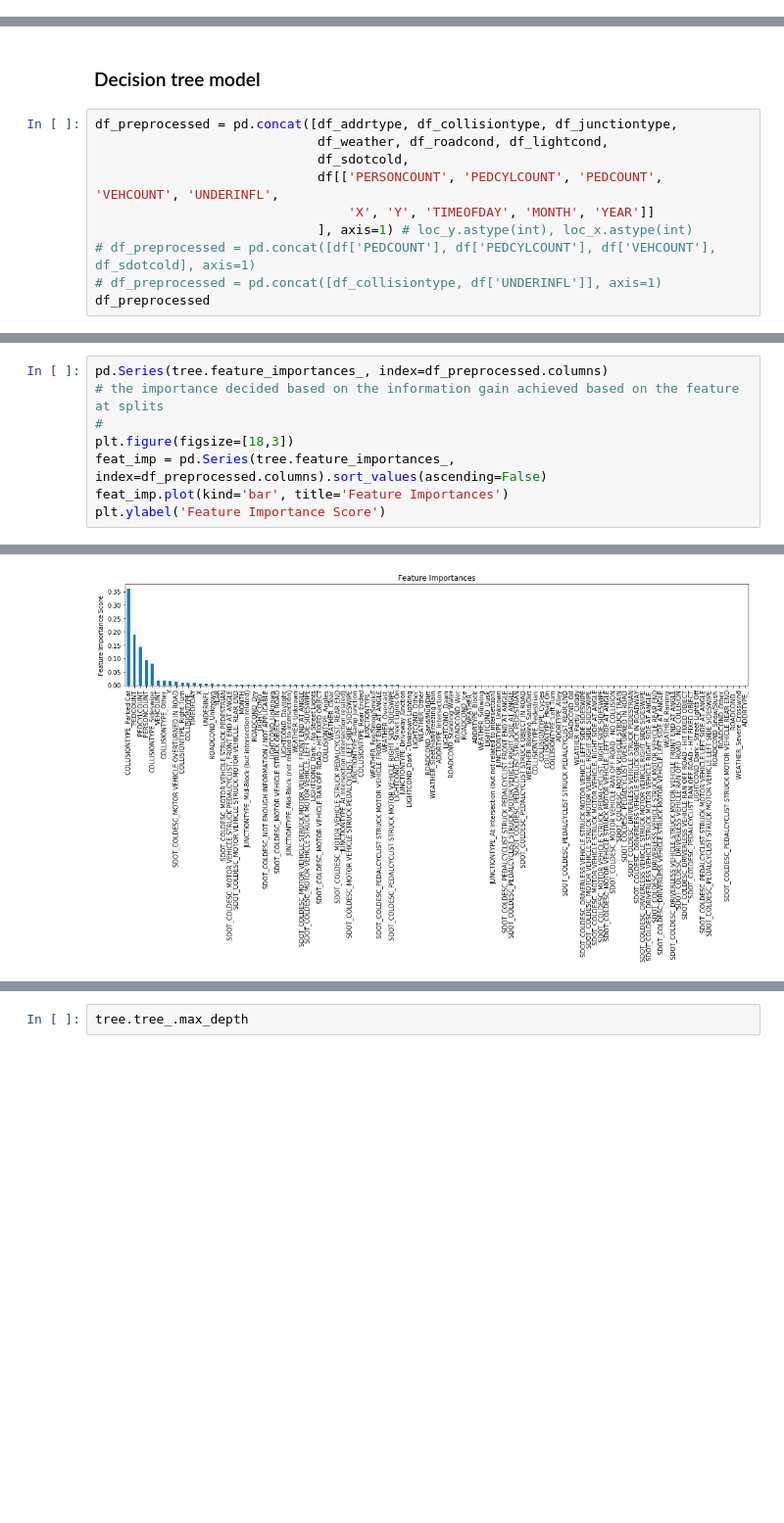
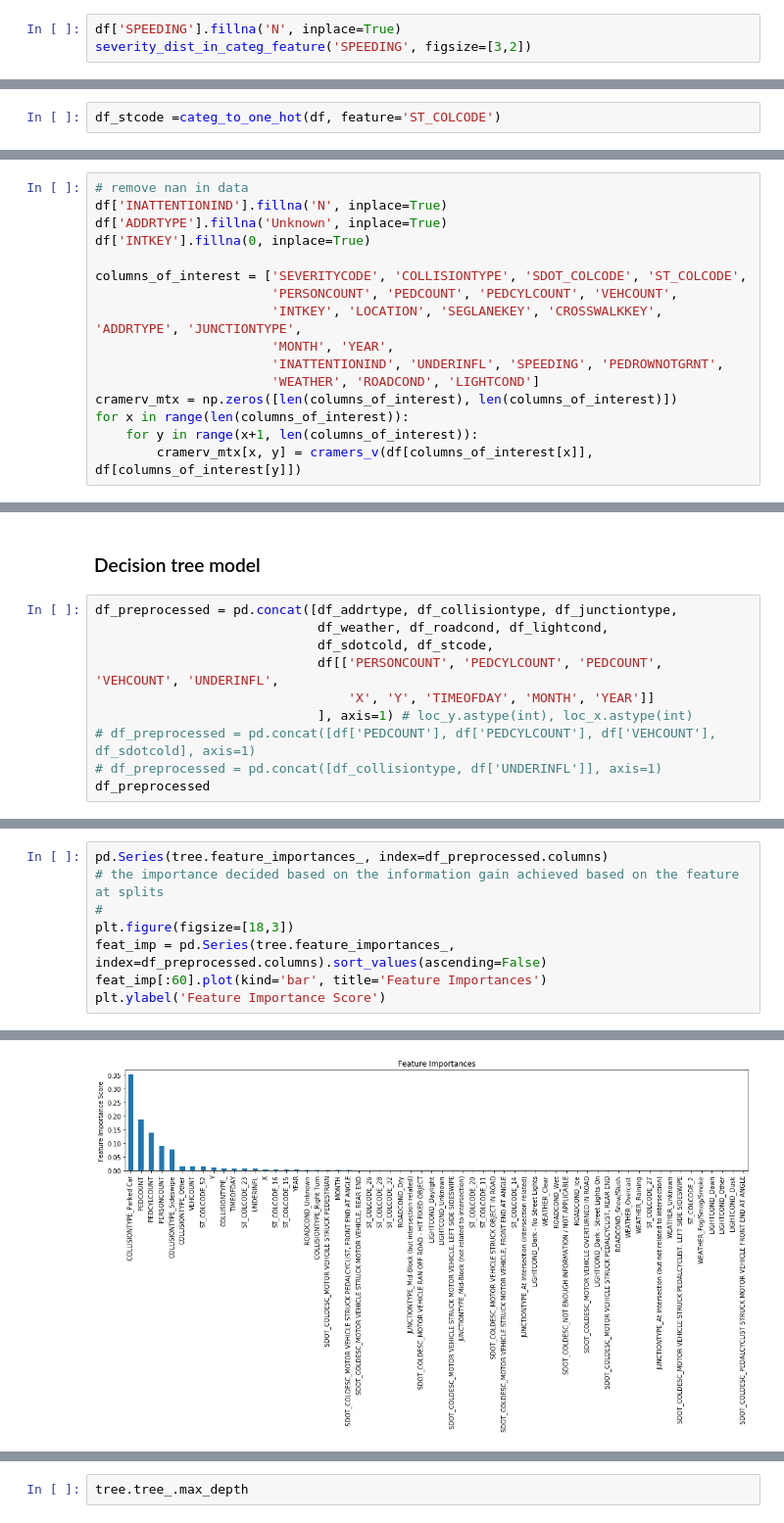
Before and after one commit to qcabel/collision-severity-prediction, a Jupyter notebook: predict_collision_severity.ipynb, the cells around one changed output, grey strips where cells are left out. Shown at 98% size. Saved outputs shown, nothing was run; the diff lists cells and outputs as text; blank space fills up the shorter version.

Commit message:
cramersv

```diff
--- a/predict_collision_severity.ipynb
+++ b/predict_collision_severity.ipynb
@@ -324,0 +368,3 @@ df['UNDERINFL'].fillna(0, inplace=True)
+# %%
+df['SPEEDING'].fillna('N', inplace=True)
+severity_dist_in_categ_feature('SPEEDING', figsize=[3,2])
@@ -441,3 +465,5 @@ array(['Overcast', 'Raining', 'Clear', nan, 'Unknown', 'Other', 'Snowing',
        'Severe Crosswind', 'Partly Cloudy'], dtype=object)
 # %%
 df_sdotcold=categ_to_one_hot(df, feature='SDOT_COLDESC')
+# %%
+df_stcode =categ_to_one_hot(df, feature='ST_COLCODE')
@@ -443,0 +486,16 @@ df_sdotcold=categ_to_one_hot(df, feature='SDOT_COLDESC')
+# %%
+# remove nan in data
+df['INATTENTIONIND'].fillna('N', inplace=True)
+df['ADDRTYPE'].fillna('Unknown', inplace=True)
+df['INTKEY'].fillna(0, inplace=True)
+
+columns_of_interest = ['SEVERITYCODE', 'COLLISIONTYPE', 'SDOT_COLCODE', 'ST_COLCODE',
+                       'PERSONCOUNT', 'PEDCOUNT', 'PEDCYLCOUNT', 'VEHCOUNT',
+                       'INTKEY', 'LOCATION', 'SEGLANEKEY', 'CROSSWALKKEY', 'ADDRTYPE', 'JUNCTIONTYPE',
+                       'MONTH', 'YEAR',
+                       'INATTENTIONIND', 'UNDERINFL', 'SPEEDING', 'PEDROWNOTGRNT',
+                       'WEATHER', 'ROADCOND', 'LIGHTCOND']
+cramerv_mtx = np.zeros([len(columns_of_interest), len(columns_of_interest)])
+for x in range(len(columns_of_interest)):
+    for y in range(x+1, len(columns_of_interest)):
+        cramerv_mtx[x, y] = cramers_v(df[columns_of_interest[x]], df[columns_of_interest[y]])
@@ -446,7 +526,7 @@ df_sdotcold=categ_to_one_hot(df, feature='SDOT_COLDESC')
 # %%
 df_preprocessed = pd.concat([df_addrtype, df_collisiontype, df_junctiontype,
                              df_weather, df_roadcond, df_lightcond,
-                             df_sdotcold,
+                             df_sdotcold, df_stcode,
                              df[['PERSONCOUNT', 'PEDCYLCOUNT', 'PEDCOUNT', 'VEHCOUNT', 'UNDERINFL',
                                  'X', 'Y', 'TIMEOFDAY', 'MONTH', 'YEAR']]
                              ], axis=1) # loc_y.astype(int), loc_x.astype(int)
@@ -535,11 +615,11 @@ pr auc:0.6218940936050235
 # %%
 pd.Series(tree.feature_importances_, index=df_preprocessed.columns)
 # the importance decided based on the information gain achieved based on the feature at splits
 #
 plt.figure(figsize=[18,3])
 feat_imp = pd.Series(tree.feature_importances_, index=df_preprocessed.columns).sort_values(ascending=False)
-feat_imp.plot(kind='bar', title='Feature Importances')
+feat_imp[:60].plot(kind='bar', title='Feature Importances')
 plt.ylabel('Feature Importance Score')
 # %% [output]
 Text(0, 0.5, 'Feature Importance Score')
-[figure, old version]
+[figure, new version]
```
Also changed, not shown: parts of 59 cells of this notebook.
